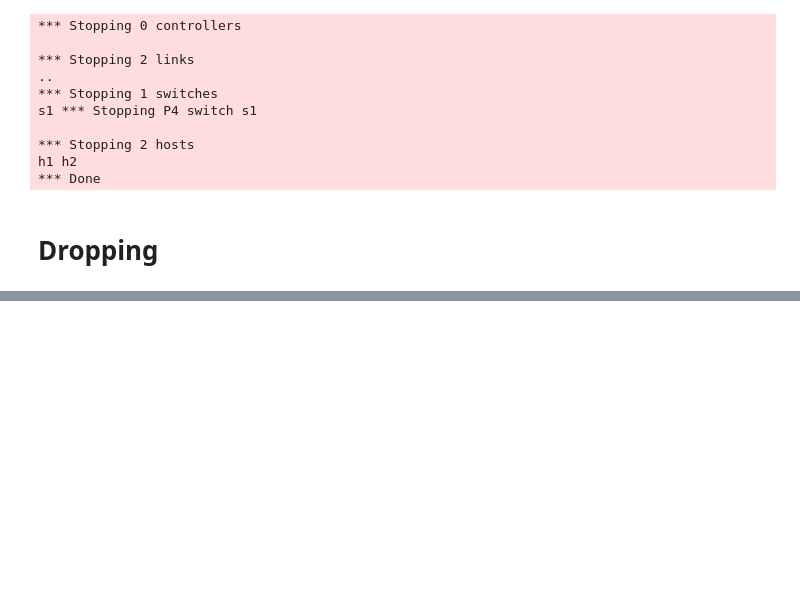
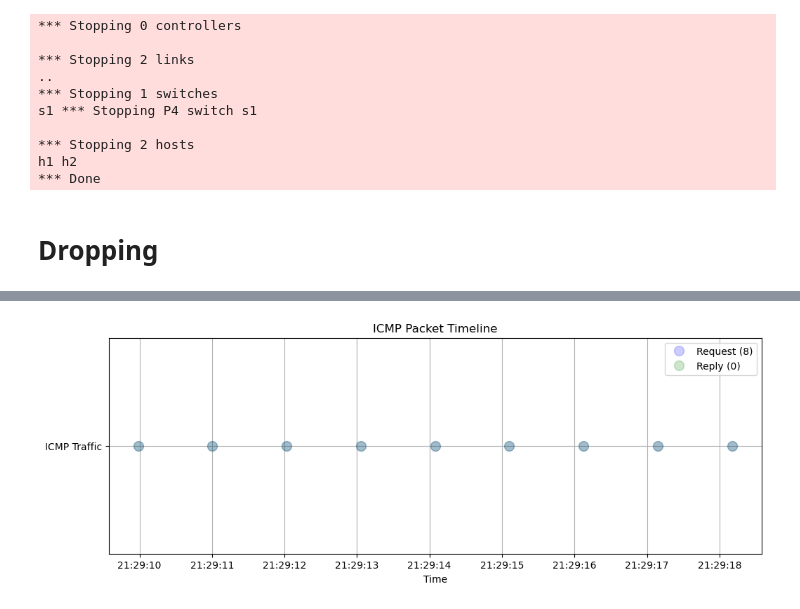
Before and after one commit to kngbq/NetPrompt, a Jupyter notebook: experimentations/Newrun.ipynb, the cells around one changed output, grey strips where cells are left out. Drawn from its saved outputs; the diff is of its cells as text; code cells hidden in the pictures; blank space fills up the shorter version.

```diff
--- a/experimentations/Newrun.ipynb
+++ b/experimentations/Newrun.ipynb
@@ -1892,0 +1402,23 @@ Saved to h2_capture.csv
+# %%
+import matplotlib.pyplot as plt
+import pandas as pd
+from datetime import datetime
+
+# Convert timestamp to datetime and filter ICMP traffic
+df['timestamp'] = pd.to_datetime(df['timestamp'])
+icmp = df[df['protocol'] == 1.0].copy()
+
+# Create timeline plot
+plt.figure(figsize=(12, 4))
+for _, row in icmp.iterrows():
+    color = 'blue' if row['icmp_type'] == 8 else 'green'
+    plt.plot(row['timestamp'], 1, 'o', color=color, markersize=10, alpha = 0.2)
+
+plt.yticks([1], ['ICMP Traffic'])
+plt.title('ICMP Packet Timeline')
+plt.xlabel('Time')
+plt.legend(['Request (8)', 'Reply (0)'])
+plt.grid(True)
+plt.show()
+# %% [output]
+[figure, added]
```
Also changed, not shown: parts of 31 cells of this notebook, 1 other file.
